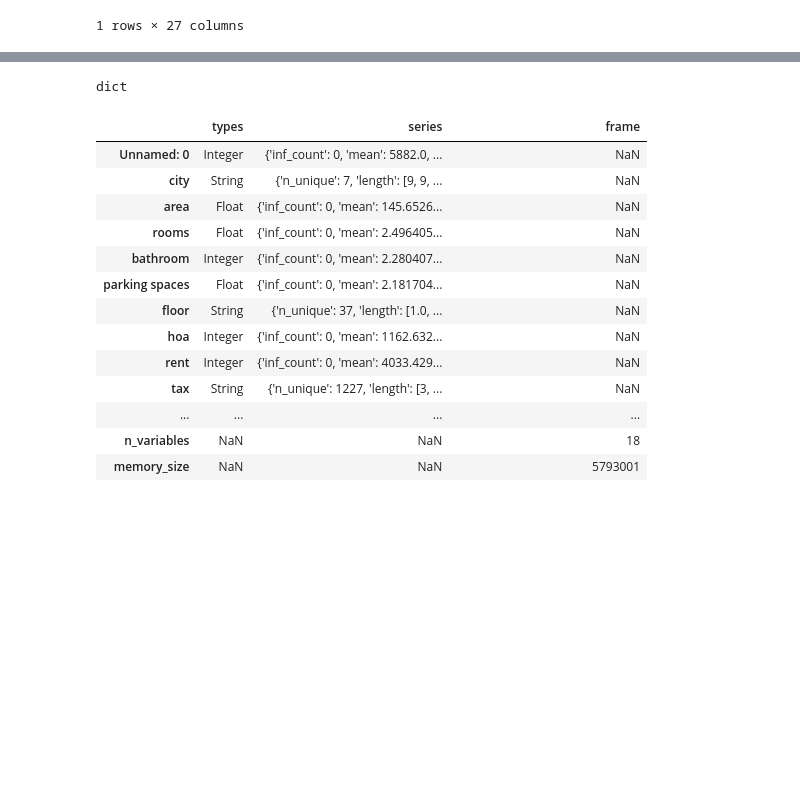
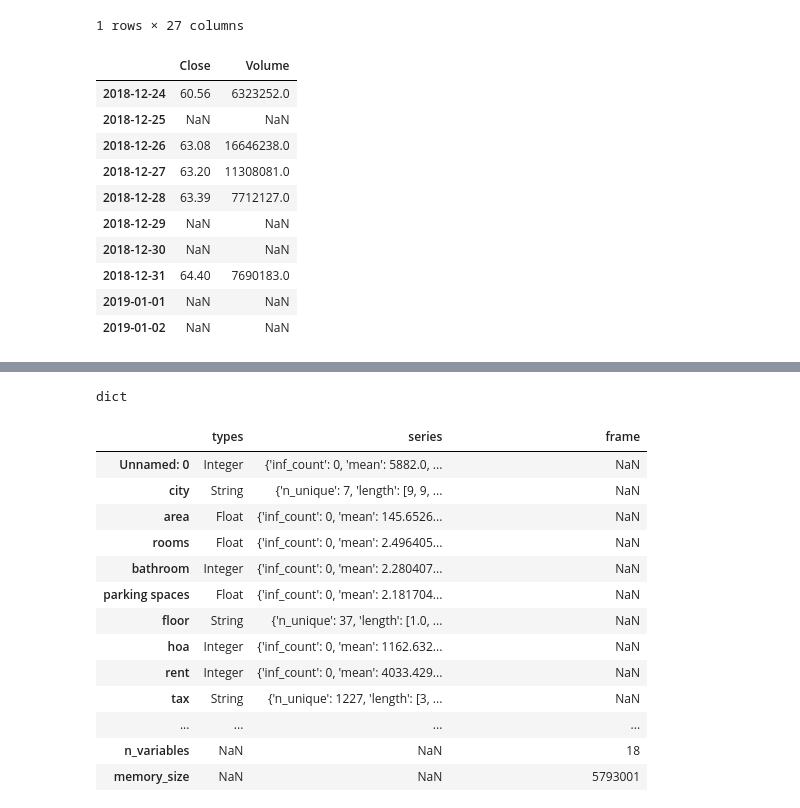
Before and after one commit to guilourenzo/mba-usp, a Jupyter notebook: procura_lib.ipynb, the cells around one changed output, grey strips where cells are left out. Saved outputs shown, nothing was run; the diff lists cells and outputs as text; code cells hidden in the pictures; blank space fills up the shorter version.

```diff
--- a/procura_lib.ipynb
+++ b/procura_lib.ipynb
@@ -58,0 +61,16 @@ df = pd.read_csv('houses_to_rent_mba4.csv')
+# %%
+covid2 = covid.reindex(pd.date_range(start=covid.index.min(), end=covid.index.max()+timedelta(days=2), freq='D'))
+# %%
+covid2.tail(10)
+# %% [output]
+|  | Close | Volume |
+| 2018-12-24 | 60.56 | 6323252.0 |
+| 2018-12-25 | NaN | NaN |
+| 2018-12-26 | 63.08 | 16646238.0 |
+| 2018-12-27 | 63.20 | 11308081.0 |
+| 2018-12-28 | 63.39 | 7712127.0 |
+| 2018-12-29 | NaN | NaN |
+| 2018-12-30 | NaN | NaN |
+| 2018-12-31 | 64.40 | 7690183.0 |
+| 2019-01-01 | NaN | NaN |
+| 2019-01-02 | NaN | NaN |
```
Also changed, not shown: parts of 16 cells of this notebook, 1 other file.
